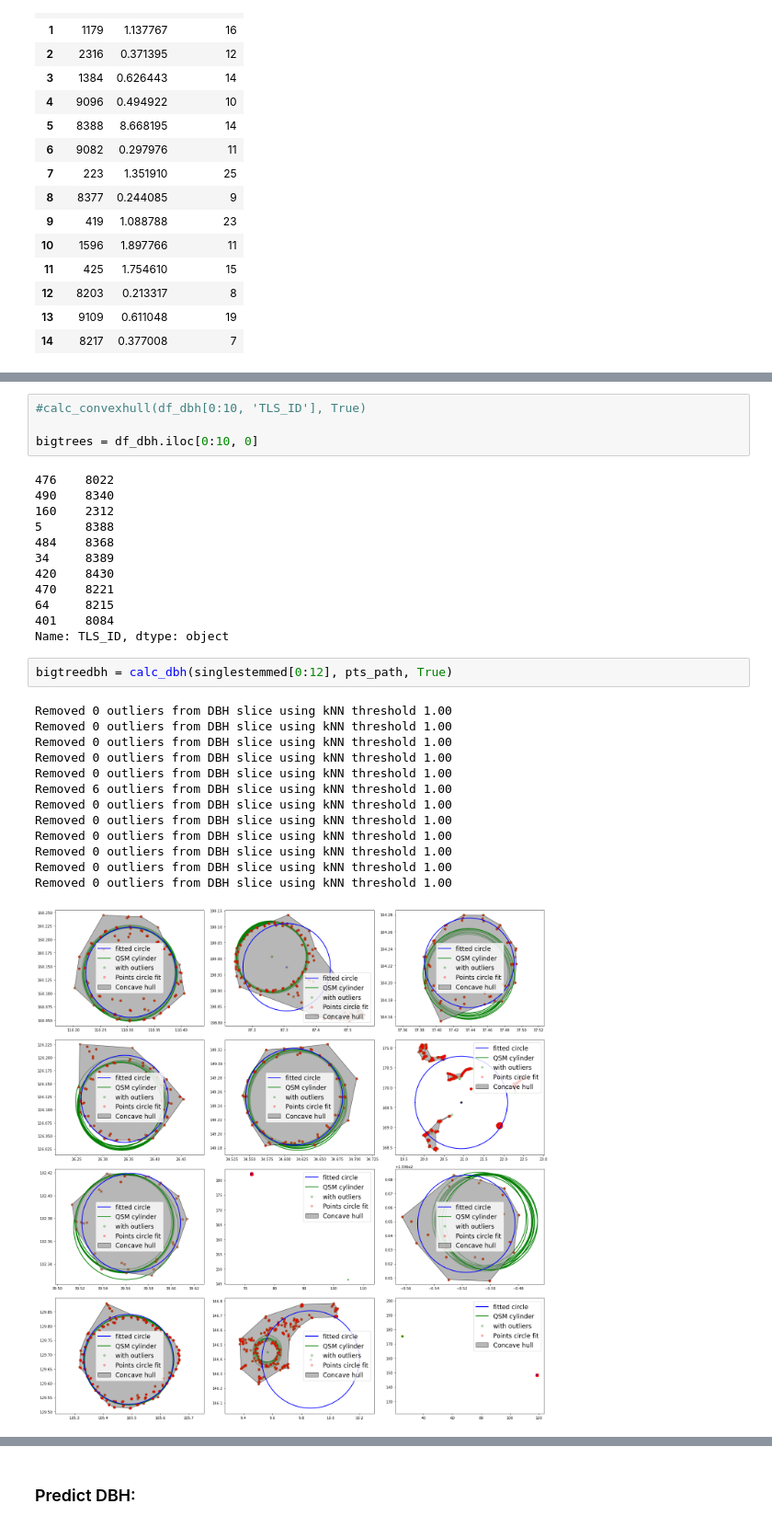
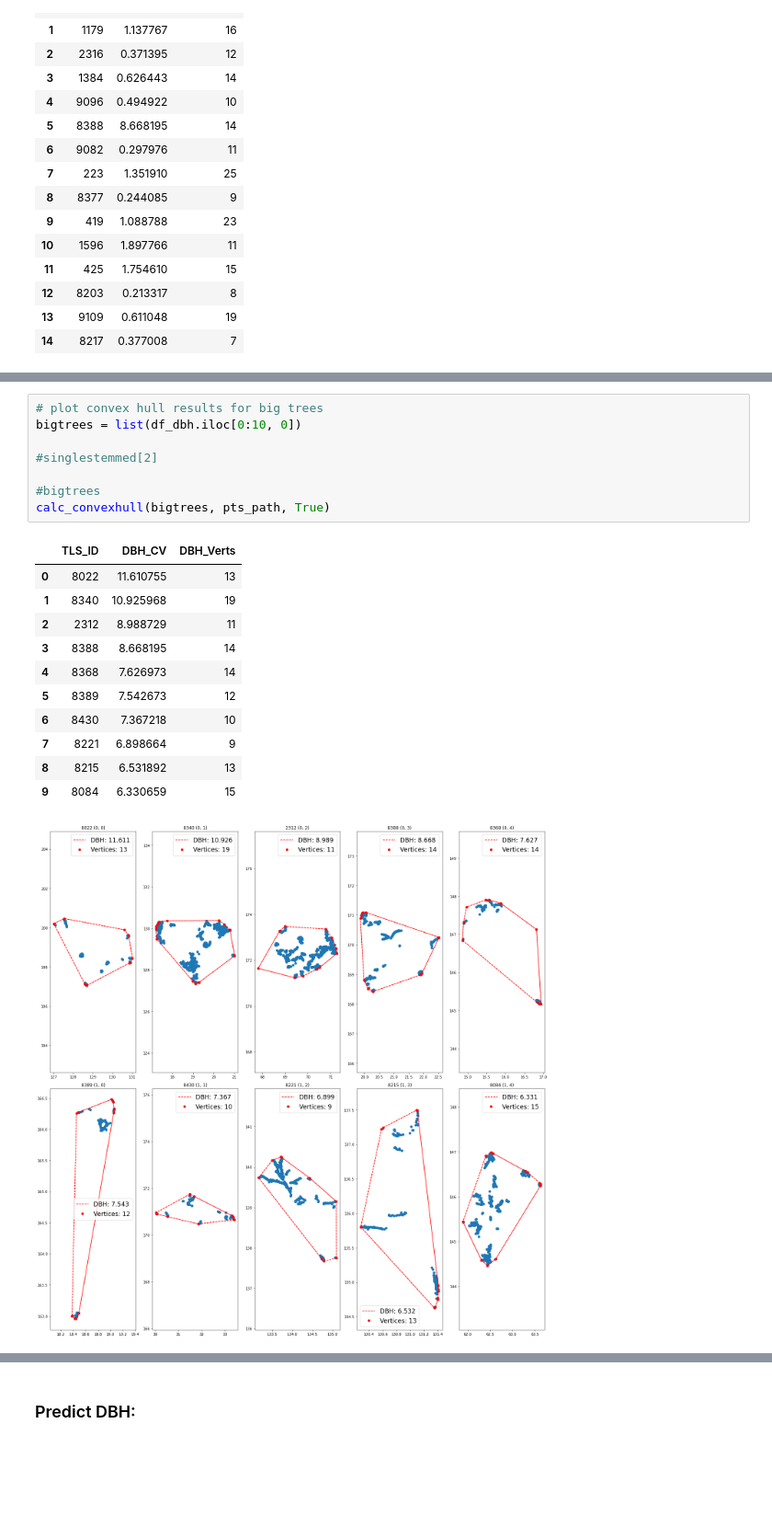
Before and after one commit to sabinenix/CloudDBH, a Jupyter notebook: CloudDBH.ipynb, the cells around one changed output, grey strips where cells are left out. Shown at 92% size. Cells and saved outputs as stored; diff of their text form; blank space fills up the shorter version.

```diff
--- a/CloudDBH.ipynb
+++ b/CloudDBH.ipynb
@@ -688,32 +724,21 @@ df_dbh.head(10)
-# %%
-#calc_convexhull(df_dbh[0:10, 'TLS_ID'], True)
-
-bigtrees = df_dbh.iloc[0:10, 0]
-# %% [output]
-476    8022
-490    8340
-160    2312
-5      8388
-484    8368
-34     8389
-420    8430
-470    8221
-64     8215
-401    8084
-Name: TLS_ID, dtype: object
-# %%
-bigtreedbh = calc_dbh(singlestemmed[0:12], pts_path, True)
-# %% [output]
-Removed 0 outliers from DBH slice using kNN threshold 1.00
-Removed 0 outliers from DBH slice using kNN threshold 1.00
-Removed 0 outliers from DBH slice using kNN threshold 1.00
-Removed 0 outliers from DBH slice using kNN threshold 1.00
-Removed 0 outliers from DBH slice using kNN threshold 1.00
-Removed 6 outliers from DBH slice using kNN threshold 1.00
-Removed 0 outliers from DBH slice using kNN threshold 1.00
-Removed 0 outliers from DBH slice using kNN threshold 1.00
-Removed 0 outliers from DBH slice using kNN threshold 1.00
-Removed 0 outliers from DBH slice using kNN threshold 1.00
-Removed 0 outliers from DBH slice using kNN threshold 1.00
-Removed 0 outliers from DBH slice using kNN threshold 1.00
-[figure, removed]
+# %%
+# plot convex hull results for big trees
+bigtrees = list(df_dbh.iloc[0:10, 0])
+
+#singlestemmed[2]
+
+#bigtrees
+calc_convexhull(bigtrees, pts_path, True)
+# %% [output]
+|  | TLS_ID | DBH_CV | DBH_Verts |
+| 0 | 8022 | 11.610755 | 13 |
+| 1 | 8340 | 10.925968 | 19 |
+| 2 | 2312 | 8.988729 | 11 |
+| 3 | 8388 | 8.668195 | 14 |
+| 4 | 8368 | 7.626973 | 14 |
+| 5 | 8389 | 7.542673 | 12 |
+| 6 | 8430 | 7.367218 | 10 |
+| 7 | 8221 | 6.898664 | 9 |
+| 8 | 8215 | 6.531892 | 13 |
+| 9 | 8084 | 6.330659 | 15 |
+[figure, added]
```
Also changed, not shown: parts of 26 cells of this notebook.
